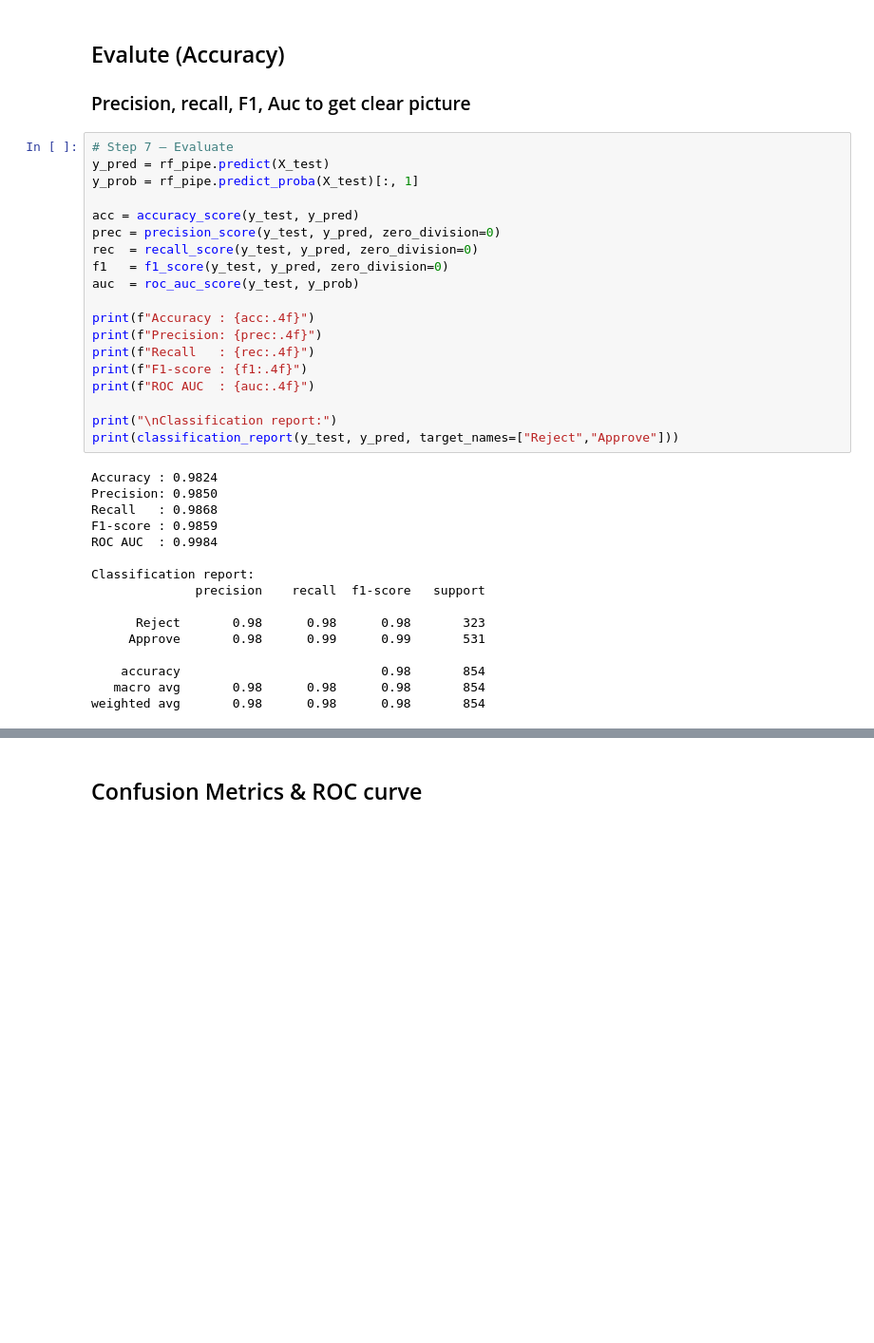
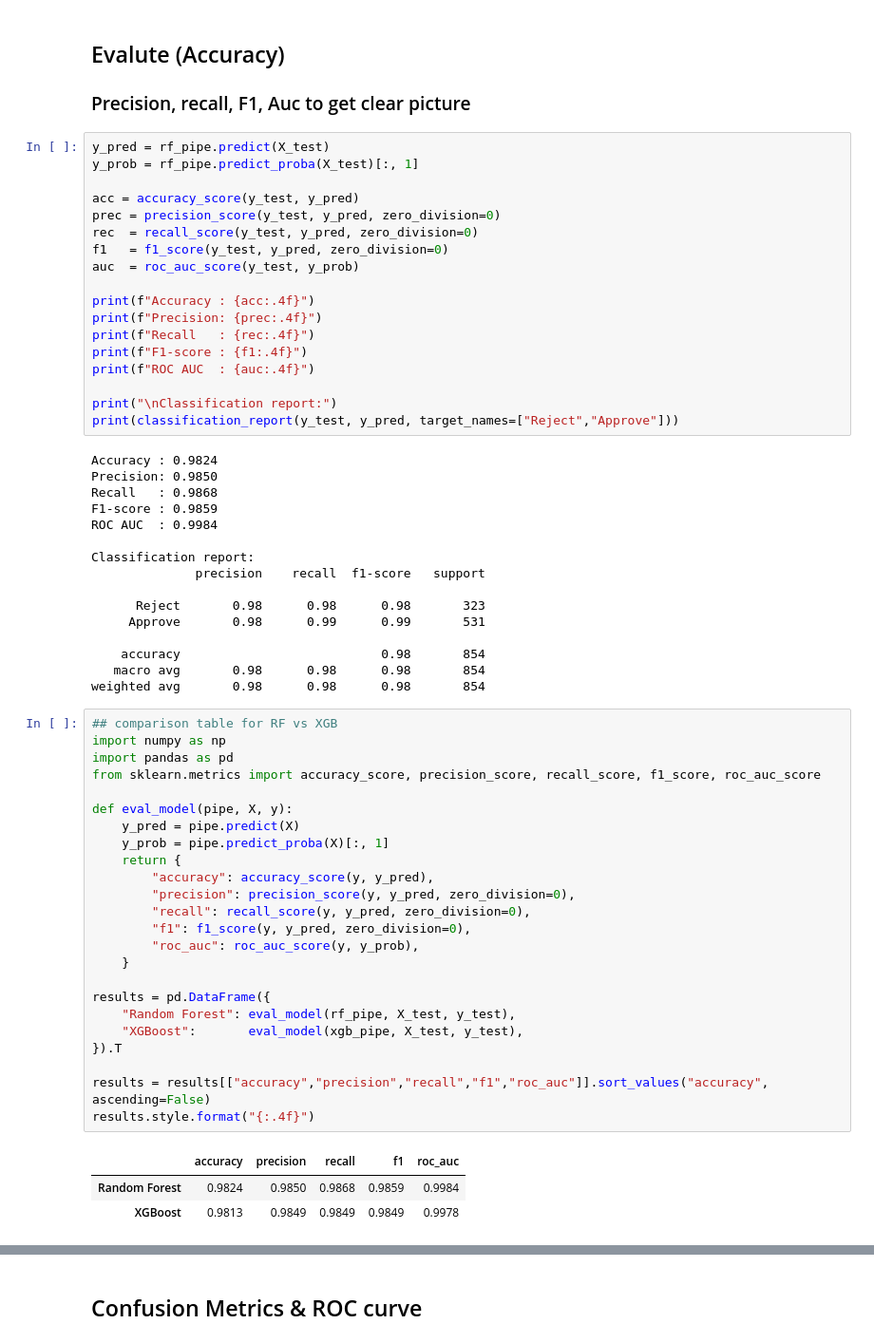
Before and after one commit to priyank-rupera-13/Loan-Approval-Prediction-Capstone, a Jupyter notebook: notebooks/Loan_Approval_Project.ipynb, the cells around one changed output, grey strips where cells are left out. Shown: that part at 95% size. Saved outputs shown, nothing was run; the diff lists cells and outputs as text; blank space fills up the shorter version.

```diff
--- a/notebooks/Loan_Approval_Project.ipynb
+++ b/notebooks/Loan_Approval_Project.ipynb
@@ -183,7 +229,6 @@ Pipeline(steps=[('prep',
 ## Evalute (Accuracy)
 ### Precision, recall, F1, Auc to get clear picture
 # %%
-# Step 7 — Evaluate
 y_pred = rf_pipe.predict(X_test)
 y_prob = rf_pipe.predict_proba(X_test)[:, 1]
 
@@ -217,3 +262,31 @@ Classification report:
     accuracy                           0.98       854
    macro avg       0.98      0.98      0.98       854
 weighted avg       0.98      0.98      0.98       854
+# %%
+## comparison table for RF vs XGB
+import numpy as np
+import pandas as pd
+from sklearn.metrics import accuracy_score, precision_score, recall_score, f1_score, roc_auc_score
+
+def eval_model(pipe, X, y):
+    y_pred = pipe.predict(X)
+    y_prob = pipe.predict_proba(X)[:, 1]
+    return {
+        "accuracy": accuracy_score(y, y_pred),
+        "precision": precision_score(y, y_pred, zero_division=0),
+        "recall": recall_score(y, y_pred, zero_division=0),
+        "f1": f1_score(y, y_pred, zero_division=0),
+        "roc_auc": roc_auc_score(y, y_prob),
+    }
+
+results = pd.DataFrame({
+    "Random Forest": eval_model(rf_pipe, X_test, y_test),
+    "XGBoost":       eval_model(xgb_pipe, X_test, y_test),
+}).T
+
+results = results[["accuracy","precision","recall","f1","roc_auc"]].sort_values("accuracy", ascending=False)
+results.style.format("{:.4f}")
+# %% [output]
+|  | accuracy | precision | recall | f1 | roc_auc |
+| Random Forest | 0.9824 | 0.9850 | 0.9868 | 0.9859 | 0.9984 |
+| XGBoost | 0.9813 | 0.9849 | 0.9849 | 0.9849 | 0.9978 |
```
Also changed, not shown: parts of 20 cells of this notebook.
